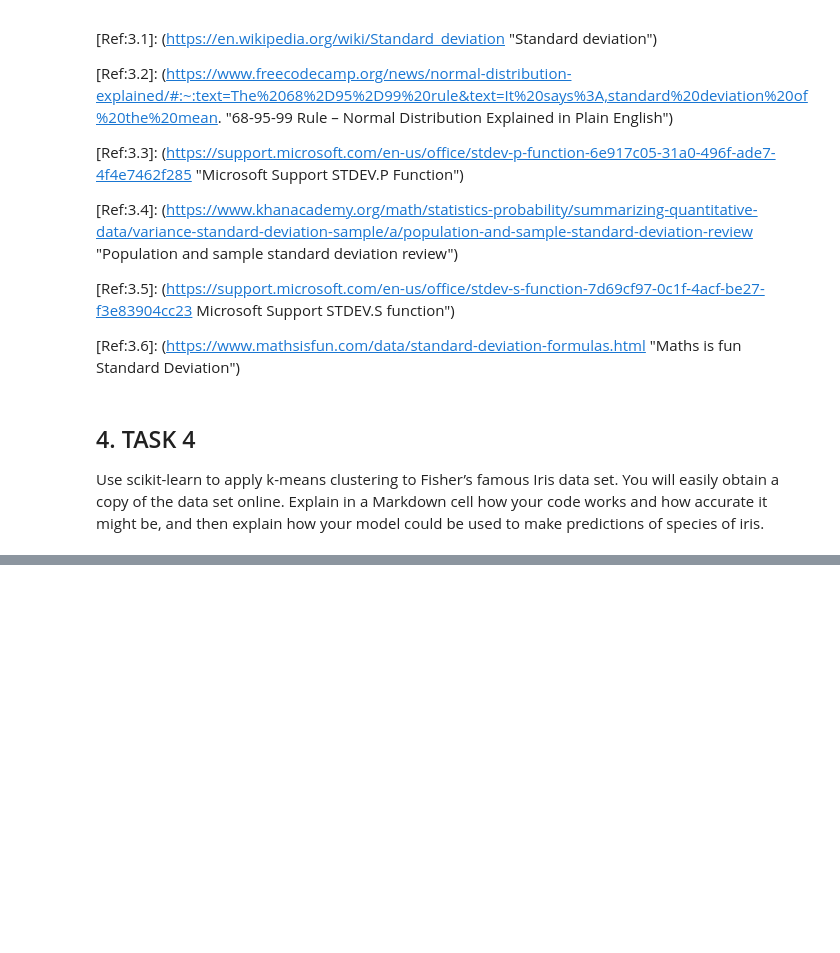
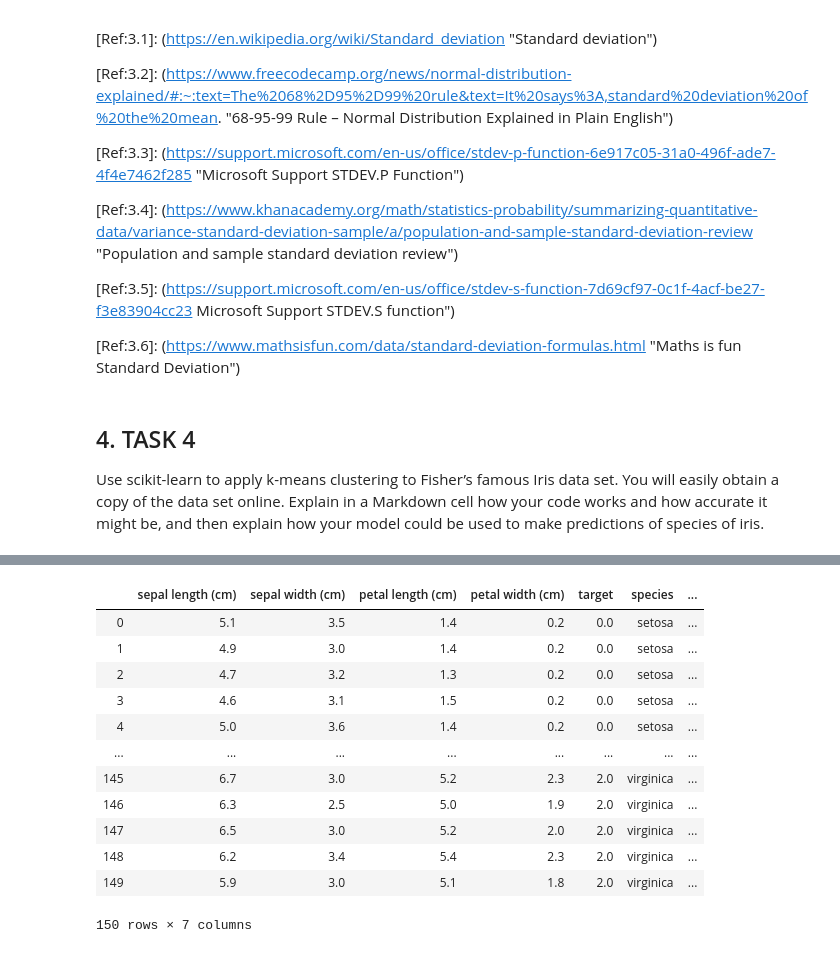
Before and after one commit to moranneil/MACHINE_LEARNING_AND_STATISTICS_TASKS, a Jupyter notebook: Machine Learning and Statistics Tasks 2020.ipynb, the cells around one changed output, grey strips where cells are left out. Saved outputs shown, nothing was run; the diff lists cells and outputs as text; code cells hidden in the pictures; blank space fills up the shorter version.

```diff
--- a/Machine Learning and Statistics Tasks 2020.ipynb
+++ b/Machine Learning and Statistics Tasks 2020.ipynb
@@ -917,0 +902,5 @@ AttributeError: 'numpy.ndarray' object has no attribute 'target'
+# %%
+iris_df = pd.DataFrame(data= np.c_[iris['data'], iris['target']],
+                 columns= iris['feature_names'] + ['target'])
+iris_df['species'] = pd.Categorical.from_codes(iris.target, iris.target_names)
+iris_df
@@ -917,0 +944,4 @@ AttributeError: 'numpy.ndarray' object has no attribute 'target'
+# %%
+# Specify that there are three clusters in the dataset about to be fitted and the max_iterations is set to 10000 from a default of 300
+kmeans = skcl.KMeans(n_clusters=3,max_iter=10000)
+kmeans
@@ -917,0 +952,4 @@ AttributeError: 'numpy.ndarray' object has no attribute 'target'
+# %%
+# Use the imported iris_dataset as a training dataset to train the kmeans model
+kmeans_model = kmeans.fit(iris.data)
+kmeans_model
@@ -917,0 +984,18 @@ AttributeError: 'numpy.ndarray' object has no attribute 'target'
+# %%
+#The predicted targets can be added to the column to visualise the predicted targets vers the actual targets
+iris_df['KMean Predicted target'] = kmeans_model.labels_
+iris_df
+# %% [output]
+|  | sepal length (cm) | sepal width (cm) | petal length (cm) | petal width (cm) | target | species | ... |
+| 0 | 5.1 | 3.5 | 1.4 | 0.2 | 0.0 | setosa | ... |
+| 1 | 4.9 | 3.0 | 1.4 | 0.2 | 0.0 | setosa | ... |
+| 2 | 4.7 | 3.2 | 1.3 | 0.2 | 0.0 | setosa | ... |
+| 3 | 4.6 | 3.1 | 1.5 | 0.2 | 0.0 | setosa | ... |
+| 4 | 5.0 | 3.6 | 1.4 | 0.2 | 0.0 | setosa | ... |
+| ... | ... | ... | ... | ... | ... | ... | ... |
+| 145 | 6.7 | 3.0 | 5.2 | 2.3 | 2.0 | virginica | ... |
+| 146 | 6.3 | 2.5 | 5.0 | 1.9 | 2.0 | virginica | ... |
+| 147 | 6.5 | 3.0 | 5.2 | 2.0 | 2.0 | virginica | ... |
+| 148 | 6.2 | 3.4 | 5.4 | 2.3 | 2.0 | virginica | ... |
+| 149 | 5.9 | 3.0 | 5.1 | 1.8 | 2.0 | virginica | ... |
+150 rows × 7 columns
```
Also changed, not shown: parts of 30 cells of this notebook.
